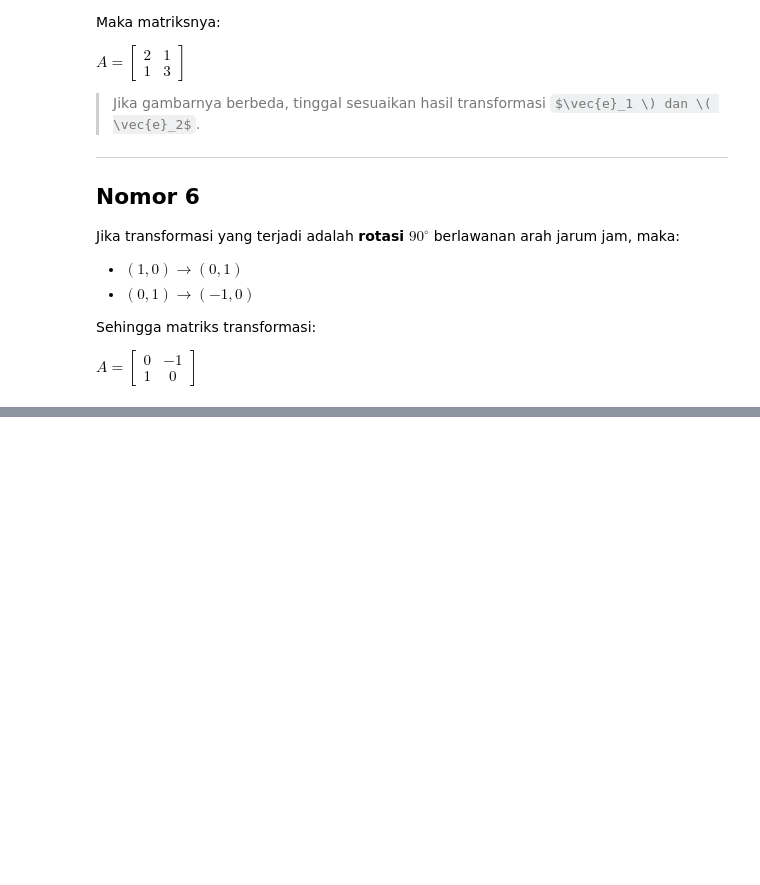
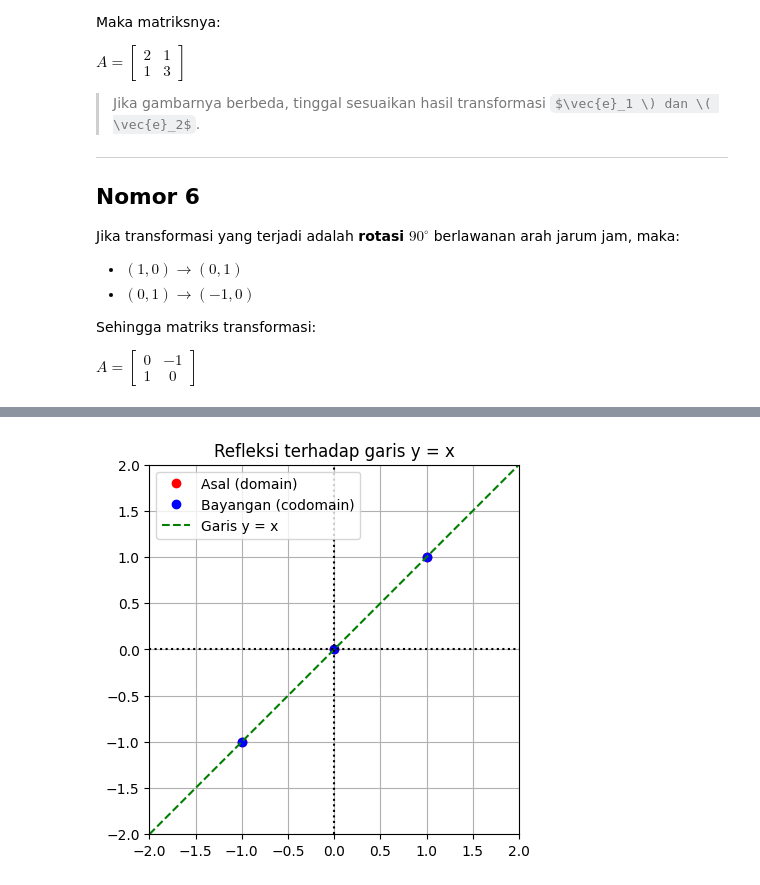
Before and after one commit to RadenRindaOrizaRamadhani/kalll, a Jupyter notebook: _sources/notebooks.ipynb, the cells around one changed output, grey strips where cells are left out. Cells and saved outputs as stored; diff of their text form; code cells hidden in the pictures; some formulas as TeX source; blank space fills up the shorter version.

```diff
--- a/_sources/notebooks.ipynb
+++ b/_sources/notebooks.ipynb
@@ -701,0 +872,45 @@ Berikut tampilan geogebra nya:
+# %%
+import numpy as np
+import matplotlib.pyplot as plt
+
+# Titik-titik asal (domain)
+koordinats = np.array([[1, 0, -1], [1, 0, -1]])
+x = koordinats[0, :]
+y = koordinats[1, :]
+
+# Matriks refleksi terhadap garis y = x
+B = np.array([[0, 1],
+              [1, 0]])
+B_trans = B @ koordinats
+x_LT2 = B_trans[0, :]
+y_LT2 = B_trans[1, :]
+
+# Membuat gambar dan sumbu-sumbu
+fig, ax = plt.subplots()
+
+# Plot titik-titik
+ax.plot(x, y, 'ro', label='Asal (domain)')
+ax.plot(x_LT2, y_LT2, 'bo', label='Bayangan (codomain)')
+
+# Menghubungkan titik-titik asal dan bayangan
+for i in range(x.shape[0]):
+    ax.plot([x[i], x_LT2[i]], [y[i], y_LT2[i]], 'gray', ls=':')
+
+# Gambar garis y = x
+t = np.linspace(-2, 2, 100)
+ax.plot(t, t, 'g--', label='Garis y = x')
+
+# Gambar sumbu-sumbu
+ax.axvline(x=0, color="k", ls=":")
+ax.axhline(y=0, color="k", ls=":")
+
+# Properti plot
+ax.grid(True)
+ax.axis([-2, 2, -2, 2])
+ax.set_aspect('equal')
+ax.set_title("Refleksi terhadap garis y = x")
+ax.legend()
+
+plt.show()
+# %% [output]
+[figure, added]
```
Also changed, not shown: parts of 20 cells of this notebook, 14 other files.
